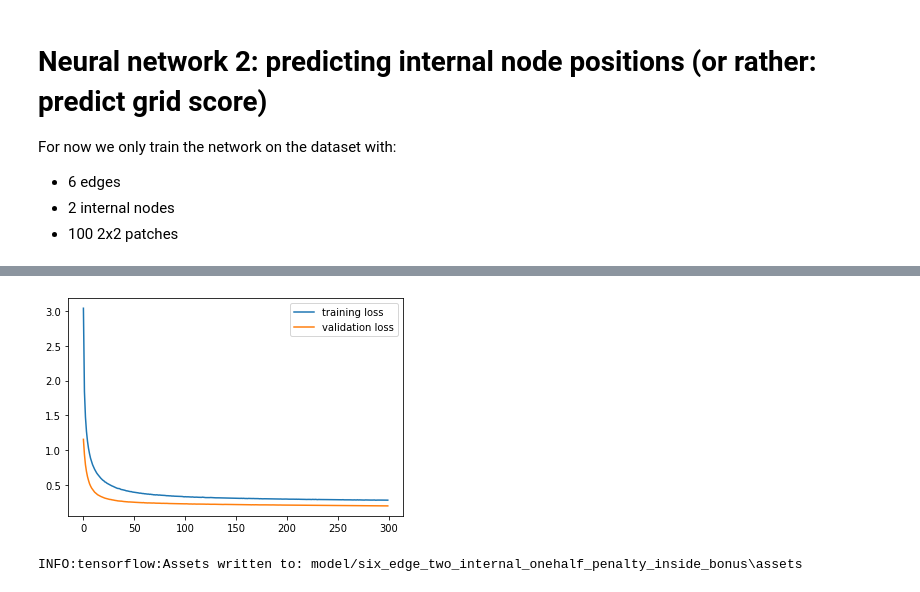
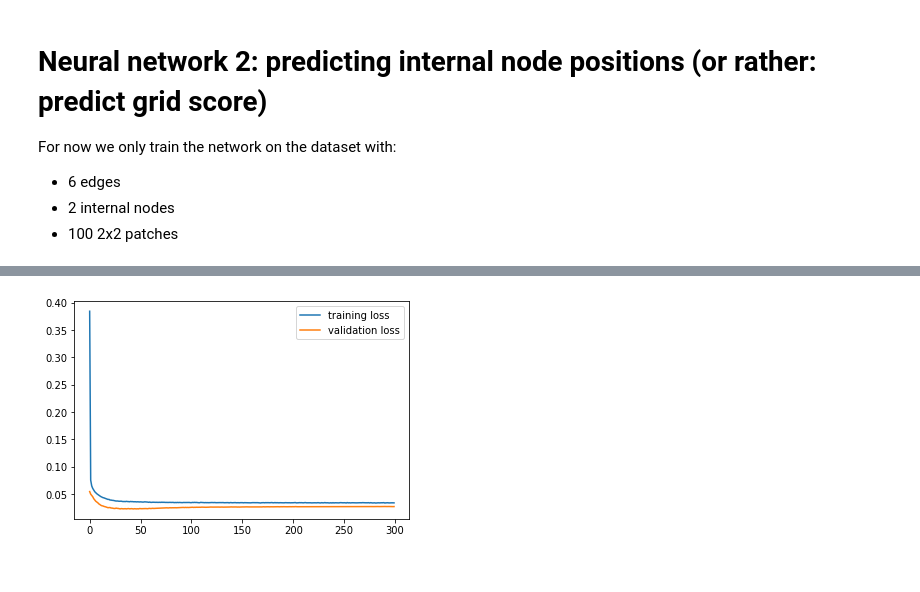
Before and after one commit to Siljekka/GrasshopperMeshAI, a Jupyter notebook: MeshPoints/MachineLearning/nn2.ipynb, the cells around one changed output, grey strips where cells are left out. Drawn from its saved outputs; the diff is of its cells as text; code cells hidden in the pictures.

```diff
--- a/MeshPoints/MachineLearning/nn2.ipynb
+++ b/MeshPoints/MachineLearning/nn2.ipynb
@@ -529,12 +551,13 @@ import os
 #  %load_ext tensorboard
 
 # Parameters
-LEARNING_RATE = 1e-3
+LEARNING_RATE = 1e-2
 WEIGHT_DECAY = 1e-2
 EPOCHS = 300
-BATCH_SIZE = 256
+BATCH_SIZE = 400
 
-patches = pd.read_csv('data/patches-dataset-oneandhalf-penalty-inside-bonus.csv')
+model_path = 'model/six_edge_two_internal_lr_decay_test_3'
+patches = pd.read_csv('data/patches-dataset-cap-one.csv')
 # patches = pd.read_csv('data/patches-dataset-test.csv')
 
 # Split dataset into 70/15/15 training/validation/test
@@ -542,8 +565,8 @@ patches_train = patches.sample(frac=0.85, random_state=0)
 patches_test = patches.drop(patches_train.index)
 
 # Shuffle dataset
-patches_train = sklearn.utils.shuffle(patches_train)
-patches_test = sklearn.utils.shuffle(patches_test)
+# patches_train = sklearn.utils.shuffle(patches_train)
+# patches_test = sklearn.utils.shuffle(patches_test)
 
 # Split dataset into features and labels; last 4 columns
 # (predicted grid scores of a patch) are the labels.
@@ -571,6 +594,21 @@ model = tf.keras.Sequential([
 ])
 
 model.summary()
+
+def step_decay_schedule(initial_lr=1e-3, decay_factor=0.75, step_size=10):
+    '''
+    Wrapper function to create a LearningRateScheduler with step decay schedule.
+    '''
+    def schedule(epoch):
+        return initial_lr * (decay_factor ** np.floor(epoch/step_size))
+
+    return tf.keras.callbacks.LearningRateScheduler(schedule)
+
+lr_sched = step_decay_schedule(initial_lr=LEARNING_RATE, decay_factor=0.75, step_size=2)
+checkpoint = tf.keras.callbacks.ModelCheckpoint(model_path, monitor='loss', verbose=0, save_best_only=True, mode='min')
+
+callbacks_list = [checkpoint]
+
 model.compile(loss=tf.losses.MeanSquaredError(),
               optimizer=tf.optimizers.Adam(
                   learning_rate=LEARNING_RATE,
@@ -579,7 +617,7 @@ model.compile(loss=tf.losses.MeanSquaredError(),
               metrics=[
                   metrics.mean_absolute_error,
                   metrics.mean_absolute_percentage_error
-              ]
+              ],
               )
 
 # tensorboard support
@@ -593,6 +631,7 @@ history = model.fit(train_features,
                     batch_size=BATCH_SIZE,
                     validation_split=0.18,
                     verbose=2,
+                    callbacks=callbacks_list,
                     )
 
 # Evaluate the model
@@ -631,5 +670 @@ Test mean absolute and percentage error: (0.3977043628692627, 879.9017333984375)
-[figure, old version]
+[figure, new version]
-# %%
-model.save('model/six_edge_two_internal_onehalf_penalty_inside_bonus')
-# %% [output]
-INFO:tensorflow:Assets written to: model/six_edge_two_internal_onehalf_penalty_inside_bonus\assets
```
Also changed, not shown: parts of 7 cells of this notebook.
